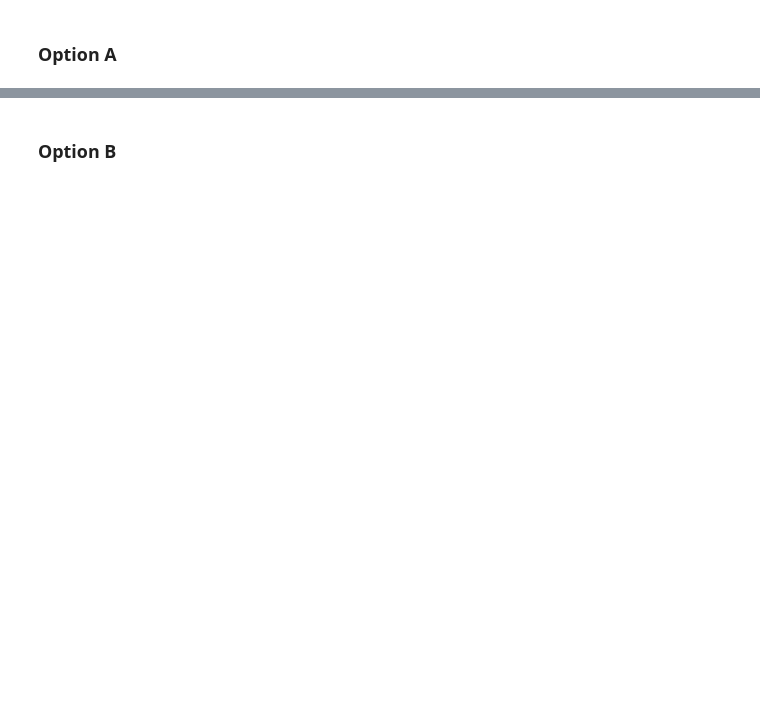
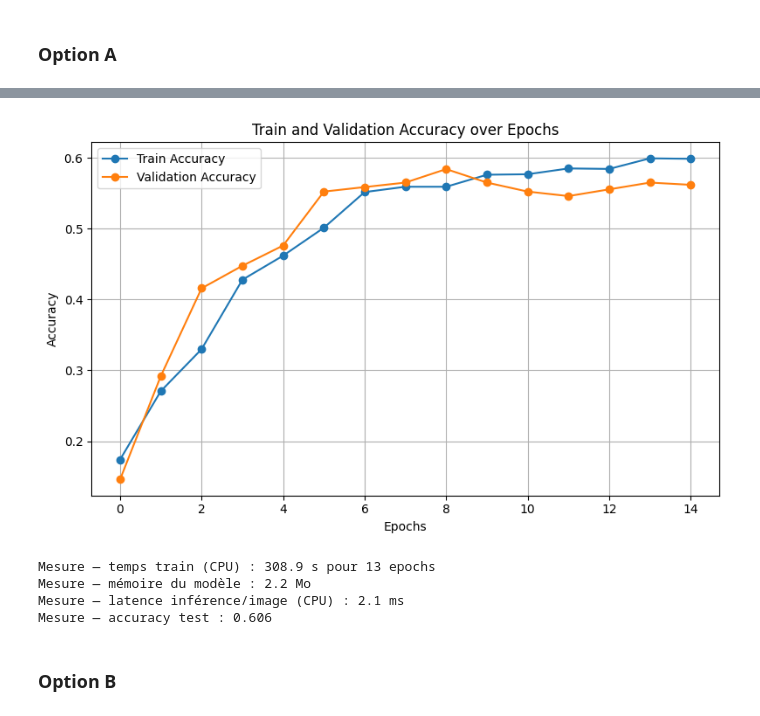
Before and after one commit to ddedomeni-j/M4-B2-pcb-Celia-JulienD, a Jupyter notebook: notebooks/M4-B2_template.ipynb, the cells around one changed output, grey strips where cells are left out. Saved outputs shown, nothing was run; the diff lists cells and outputs as text; code cells hidden in the pictures; blank space fills up the shorter version.

Commit message:
feat(comparaison): correction option A et B sur algo epoch et save apres echange avec Julien
On fait des epoch tant que l'accuracy augmente pour avoir un meilleur apprentissage.

```diff
--- a/notebooks/M4-B2_template.ipynb
+++ b/notebooks/M4-B2_template.ipynb
@@ -141,48 +155,79 @@ torch.manual_seed(SEED)
 # Option A : CNN simple (Célia)
 from src.option_a_cnn import SimpleCNN, train_one_epoch, evaluate
 
-# Couper le dataset en train / val (80/20) et créer les DataLoaders
-train_loader, val_loader, holdout_loader = get_dataloaders(DATA_DIR, batch_size=64, val_split=0.2, seed=SEED)
-print(f"Train loader : {len(train_loader.dataset)} images | Validation loader : {len(val_loader.dataset)} images | Test loader : {len(holdout_loader.dataset)} images")
+# Couper le dataset en train / val (70/15/15) et créer les DataLoaders
+train_loader, val_loader, holdout_loader = get_dataloaders(
+    DATA_DIR, batch_size=64, val_split=0.15, test_split=0.15, seed=SEED
+)
+print(
+    f"Train loader : {len(train_loader.dataset)} images | Validation loader : {len(val_loader.dataset)} images | Test loader : {len(holdout_loader.dataset)} images"
+)
 
 # Modèle
 model = SimpleCNN(n_classes=7).to(DEVICE)
 
 # Vérifier que le modele est viable :
-dummy = torch.randn(4, 1, 64, 64)        # batch de 4 images 64×64 N&B
-print(model(dummy).shape)                # → torch.Size([4, 7])
+dummy = torch.randn(4, 1, 64, 64)  # batch de 4 images 64×64 N&B
+print(model(dummy).shape)  # → torch.Size([4, 7])
 
 # Entrainement
 optimizer = optim.Adam(model.parameters(), lr=1e-3)
 criterion = nn.CrossEntropyLoss()
 
-EPOCHS = 5  # 5-10 suffit en M4-B2
 train_start = time.perf_counter()
 train_duration = 0
+best_train_acc = 0
+best_val_acc = 0
+modelFileName = ""
+epochTotal = 0
+all_train_acc = []
+all_val_acc = []
 
+# iteration sur les epochs, le but est d'entrainer le modèle sur l'ensemble du dataset d'entrainement plusieurs fois pour qu'il converge vers une solution optimale.
+# Il faut sauvegarder le modele lorsqu'on obtient de meilleures performances sur la validation
 for epoch in range(EPOCHS):
     # Train par epoch
-    train_loss, train_acc = train_one_epoch(model, train_loader, optimizer, criterion, DEVICE)
+    train_loss, train_acc = train_one_epoch(
+        model, train_loader, optimizer, criterion, DEVICE
+    )
     train_duration = train_duration + time.perf_counter() - train_start
 
     # Test par epoch
     val_loss, val_acc = evaluate(model, val_loader, criterion, DEVICE)
+    if epoch == 0:
+        print(
+            f"Mesure — temps sauvegarde modèle : {time.perf_counter() - save_start:.1f} ms"
+        )
+    print(f"Epoch {epoch}: train_acc {train_acc:.3f}, val_acc {val_acc:.3f}")
+    all_train_acc.append(train_acc)
+    all_val_acc.append(val_acc)
+    # Si la précision du train et du val diminue, on overfit, il faut donc s'arreter
+    if (train_acc > 0.8 or train_acc >= best_train_acc) or (val_acc > 0.8 or val_acc >= best_val_acc) :
+        best_train_acc = train_acc
+        best_val_acc = val_acc
+        epochTotal = epoch
+        # Persistance du modele
+        # si les modeles etaient volumineux, il ne faudrait pas tous les stocker.
+        # Ici dans notre cas ils sont petits et si on recommence l'entrainement, les précédents seront écrasés.
+        modelFileName = "../models/model_cnn_optionA_epoch" + str(epoch) + ".pt"
+        save_start = time.perf_counter()
+        torch.save(model.state_dict(), modelFileName)
+    else:
+        break
 
-    print(f"Epoch {epoch}: train_acc {train_acc:.3f}, val_acc {val_acc:.3f}")
-    if epoch == 0:
-        train_accs = []
-        val_accs = []
-    train_accs.append(train_acc)
-    val_accs.append(val_acc)
-print(f"Mesure — accuracy train (moyenne): {sum(train_accs) / len(train_accs):.3f}")
-print(f"Mesure — accuracy validation (moyenne): {sum(val_accs) / len(val_accs):.3f}")
-print(f"Mesure — temps train (CPU) : {train_duration:.1f} s pour {EPOCHS} epochs")
+# afficher deux courbes avec les précisions du train et de la validation en fonction des epochs
+plt.figure(figsize=(8, 5))
+plt.plot(range(len(all_train_acc)), all_train_acc, label="Train Accuracy", marker='o')
+plt.plot(range(len(all_val_acc)), all_val_acc, label="Validation Accuracy", marker='o')
+plt.title("Train and Validation Accuracy over Epochs")
+plt.xlabel("Epochs")
+plt.ylabel("Accuracy")
+plt.legend()
+plt.grid()
+plt.tight_layout()
+plt.show()
 
-# Persistance du modele
-modelFileName = "..\models\model_cnn_optionA.pt"
-save_start = time.perf_counter()
-torch.save(model.state_dict(), modelFileName)
-print(f"Mesure — temps sauvegarde modèle : {time.perf_counter() - save_start:.1f} s")
+print(f"Mesure — temps train (CPU) : {train_duration:.1f} ms pour {epochTotal} epochs")
 
 # Mesure : mémoire du modèle (paramètres + buffers) en Mo
 model_memory_size = memorySize(modelFileName)
@@ -192,7 +237,7 @@ print(f"Mesure — mémoire du modèle : {model_memory_size:.1f} Mo")
 X_image, _ = holdout_loader.dataset[0]
 X_image = X_image.unsqueeze(0)  # batch de 1 image
 inference_latency = latency(model, X_image)
-print(f"Mesure — latence inférence/image (CPU) : {inference_latency * 1000:.1f} ms")
+print(f"Mesure — latence inférence/image (CPU) : {inference_latency:.1f} ms")
 
 # Mesure : accuracy finale sur le jeu de test (holdout)
 test_loss, test_acc = evaluate(model, holdout_loader, criterion, DEVICE)
@@ -216,3 +265,8 @@ Mesure — accuracy test : 0.486
+[figure, added]
+Mesure — temps train (CPU) : 308.9 s pour 13 epochs
+Mesure — mémoire du modèle : 2.2 Mo
+Mesure — latence inférence/image (CPU) : 2.1 ms
+Mesure — accuracy test : 0.606
 # %% [markdown]
 ### Option B
 # %%
```
Also changed, not shown: parts of 4 cells of this notebook.
